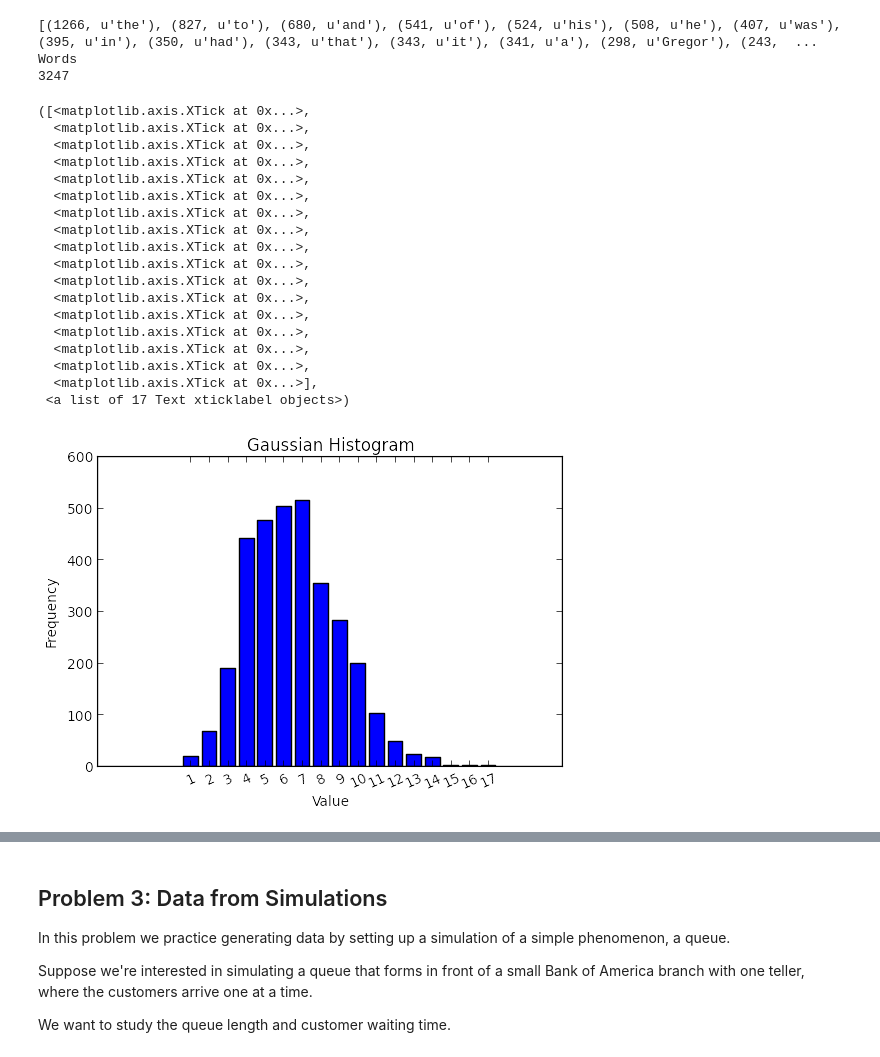
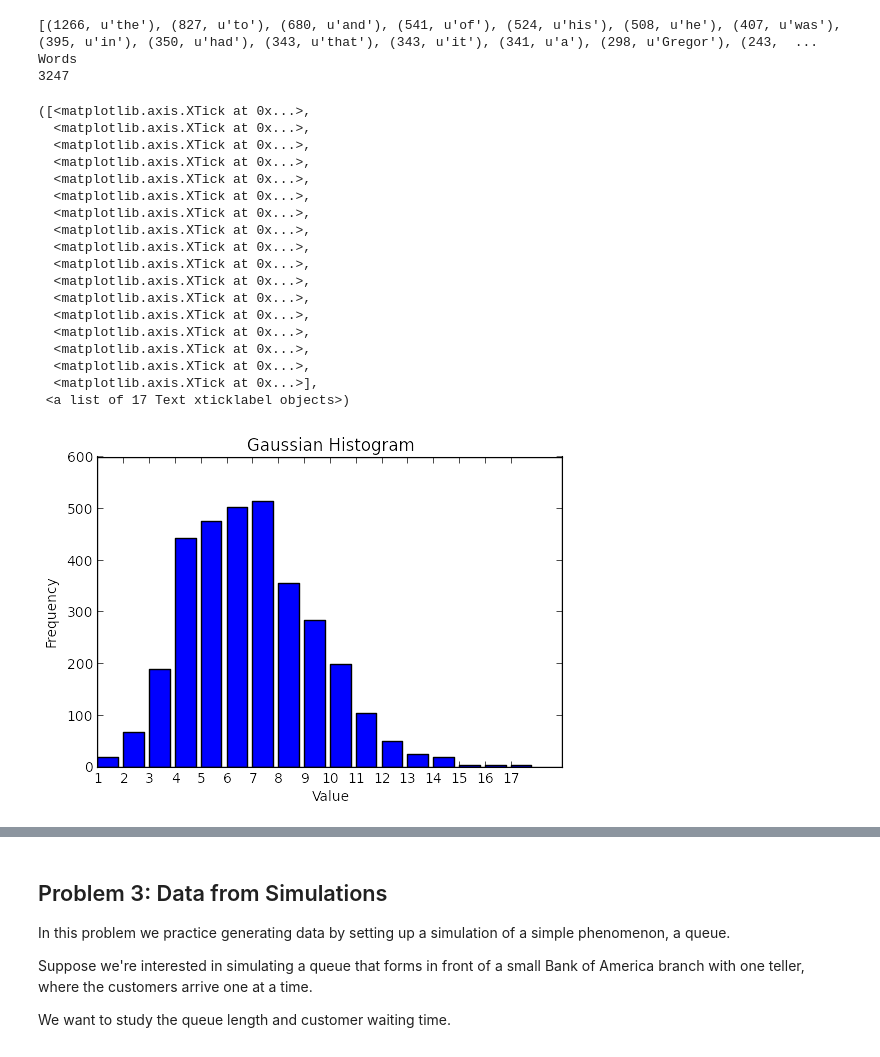
Before and after one commit to hecerinc/cs109a, a Jupyter notebook: Datascience_HW0.ipynb, the cells around one changed output, grey strips where cells are left out. Drawn from its saved outputs; the diff is of its cells as text; code cells hidden in the pictures.

```diff
--- a/Datascience_HW0.ipynb
+++ b/Datascience_HW0.ipynb
@@ -300,35 +300,36 @@ print ("Words\n" + str(len(sorteddict)) )
 Words
 3247
 # %%
+# Words
 totalwords = [len(x[1]) for x in sorteddict]
 #print totalwords
 def wordListToLenDict(wordlist):
     wordfreq = [wordlist.count(p) for p in wordlist]
     return dict(zip(wordlist,wordfreq))
 wordLengths=wordListToLenDict(totalwords)
 #print wordLengths.values()
 plt.title("Gaussian Histogram")
 plt.xlabel("Value")
 plt.ylabel("Frequency")
-plt.bar(range(len(wordLengths)), wordLengths.values(), align='center')
-plt.xticks(range(len(wordLengths)), wordLengths.keys(), rotation=25)
+plt.bar(range(len(wordLengths)), wordLengths.values())
+plt.xticks(range(len(wordLengths)), wordLengths.keys())
 # %% [output]
 ([<matplotlib.axis.XTick at 0x...>,
   <matplotlib.axis.XTick at 0x...>,
   <matplotlib.axis.XTick at 0x...>,
   <matplotlib.axis.XTick at 0x...>,
   <matplotlib.axis.XTick at 0x...>,
   <matplotlib.axis.XTick at 0x...>,
   <matplotlib.axis.XTick at 0x...>,
   <matplotlib.axis.XTick at 0x...>,
   <matplotlib.axis.XTick at 0x...>,
   <matplotlib.axis.XTick at 0x...>,
   <matplotlib.axis.XTick at 0x...>,
   <matplotlib.axis.XTick at 0x...>,
   <matplotlib.axis.XTick at 0x...>,
   <matplotlib.axis.XTick at 0x...>,
   <matplotlib.axis.XTick at 0x...>,
   <matplotlib.axis.XTick at 0x...>,
   <matplotlib.axis.XTick at 0x...>],
  <a list of 17 Text xticklabel objects>)
-[figure, old version]
+[figure, new version]
```
Also changed, not shown: parts of 1 cell of this notebook.
